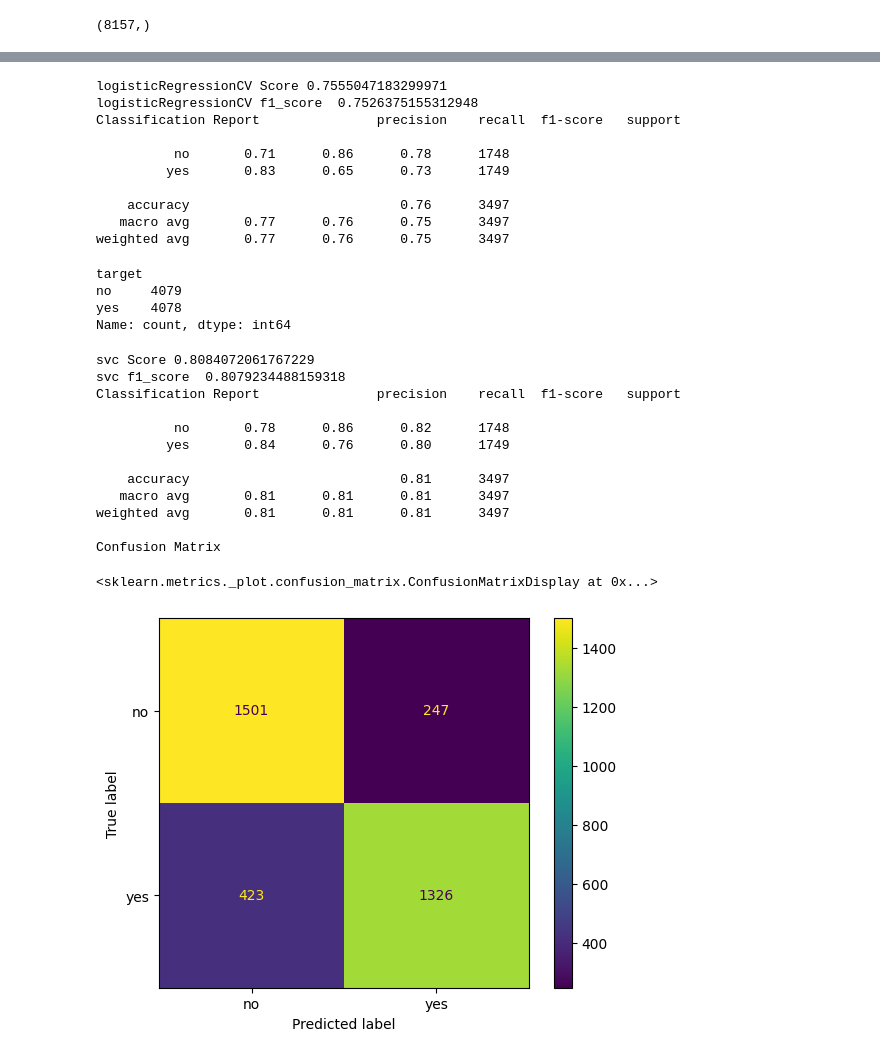
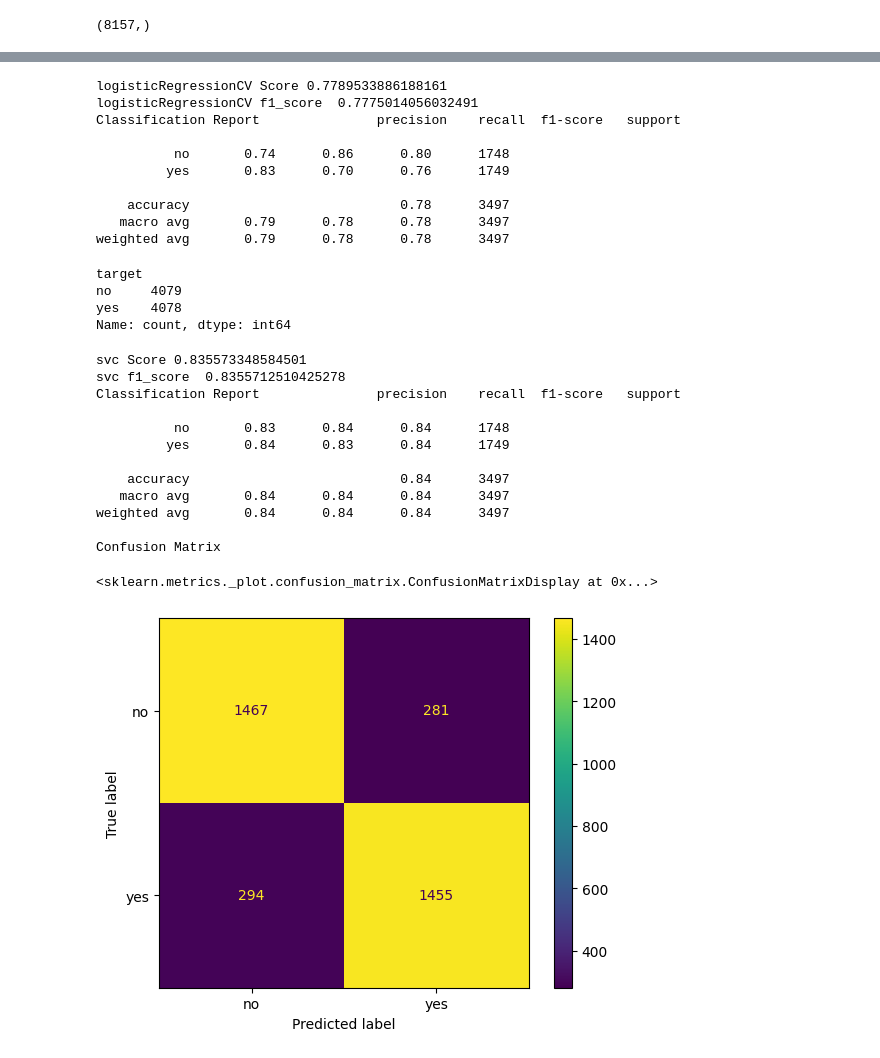
Before and after one commit to linisha04/Predict-the-Success-of-Bank-telemarketing, a Jupyter notebook: liniiiii.ipynb, the cells around one changed output, grey strips where cells are left out. Saved outputs shown, nothing was run; the diff lists cells and outputs as text; code cells hidden in the pictures.

```diff
--- a/liniiiii.ipynb
+++ b/liniiiii.ipynb
@@ -763,7 +829,7 @@ from sklearn.preprocessing import StandardScaler , OneHotEncoder  , LabelEncoder
 col_transformer=ColumnTransformer(transformers=[
 
     ('numerical_cols' , RobustScaler(),['age','balance','campaign','previous', 'duration']),
-    ('categorical_cols' , OneHotEncoder(handle_unknown='ignore',sparse_output=False),['job','marital','poutcome']),
+    ('categorical_cols' , OneHotEncoder(handle_unknown='ignore',sparse_output=False),['job','marital','poutcome','education','Age_Category' ,'day','month']),
     ('label_cols', OrdinalEncoder(),['education' , 'Age_Category'])
 
 
@@ -798,12 +864,12 @@ train.shape
 y=train['target']
 
 # duration
-train=train[['age','balance','campaign','previous','duration' ,'job','marital','poutcome' ,'education','previously_contacted' ,'default','housing','loan','contact' ,'Age_Category']]
+train=train[['age','balance','campaign','previous','duration' ,'job','marital','poutcome' ,'education','previously_contacted' ,'default','housing','loan','contact' ,'Age_Category','day','month']]
 
 
 
 # duration
-test=test[['age','balance','campaign','previous','duration' ,'job','marital','poutcome' ,'education','previously_contacted' ,'default','housing','loan','contact' ,'Age_Category']]
+test=test[['age','balance','campaign','previous','duration' ,'job','marital','poutcome' ,'education','previously_contacted' ,'default','housing','loan','contact' ,'Age_Category','day','month']]
 # %%
 print(y.value_counts())
 # %% [output]
@@ -837,8 +903,8 @@ test shape :  (10000, 15)
 # %%
-train=col_transformer.fit_transform(train)
-test=col_transformer.transform(test)
+# train=col_transformer.fit_transform(train)
+# test=col_transformer.transform(test)
 
 
-print('train shape : ', train.shape)
+# print('train shape : ', train.shape)
 
-print('test shape : ' ,test.shape)
+# print('test shape : ' ,test.shape)
@@ -893,9 +954,9 @@ from imblearn.pipeline import Pipeline
 
 from sklearn.metrics import classification_report , confusion_matrix , ConfusionMatrixDisplay
 
-logistic = LogisticRegressionCV(cv=5, random_state=1 ,solver='liblinear' , class_weight='balanced' , max_iter=1000 , penalty='l1' ,Cs=[0.0001, 0.001, 0.01, 0.1, 1, 10, 100] )
+logCV = LogisticRegressionCV(cv=5, random_state=1 ,solver='liblinear' , class_weight='balanced' , max_iter=1000 , penalty='l2' ,Cs=[0.0001, 0.001, 0.01, 0.1, 1, 10, 100] )
 
-# logistic=Pipeline(steps=[('col_transformer',col_transformer),('logisticRegressionCV',logisticRegressionCV)])
+logistic=Pipeline(steps=[('col_transformer',col_transformer),('logCV',logCV)])
 
 
 logistic.fit(xtrain, ytrain)
@@ -908,16 +969,16 @@ print(   'logisticRegressionCV f1_score '  ,     f1_score(ytest, ypredicted_logi
 
 print('Classification Report' ,classification_report(ytest ,ypredicted_logistic ) )
 # %% [output]
-logisticRegressionCV Score 0.7555047183299971
-logisticRegressionCV f1_score  0.7526375155312948
+logisticRegressionCV Score 0.7789533886188161
+logisticRegressionCV f1_score  0.7775014056032491
 Classification Report               precision    recall  f1-score   support
 
-          no       0.71      0.86      0.78      1748
-         yes       0.83      0.65      0.73      1749
+          no       0.74      0.86      0.80      1748
+         yes       0.83      0.70      0.76      1749
 
-    accuracy                           0.76      3497
-   macro avg       0.77      0.76      0.75      3497
-weighted avg       0.77      0.76      0.75      3497
+    accuracy                           0.78      3497
+   macro avg       0.79      0.78      0.78      3497
+weighted avg       0.79      0.78      0.78      3497
 # %%
 ytrain.value_counts()
 # %% [output]
@@ -974,37 +1035,39 @@ Name: count, dtype: int64
 # print(   'svc f1_score '  ,     f1_score(ytest_numeric, ypredicted_xbst  , average='weighted')    )
 # %%
 from sklearn.svm import SVC , LinearSVC
-# svc=Pipeline(steps=[('col_transformer',col_transformer),('svc',SVC(random_state=1 , class_weight='balanced' ))])
 
-svc=SVC(random_state=1 , class_weight='balanced' , C=10 )
+# svc=SVC(random_state=1 , class_weight='balanced' , C=10 )
+
+svc=Pipeline(steps=[('col_transformer',col_transformer),('svc',SVC(random_state=1 , class_weight='balanced' ,C=10))])
+
 svc.fit(xtrain, ytrain)
 
 ypredicted_svc=svc.predict(xtest)
 
 print(   'svc Score'   ,  svc.score(xtest,ytest)  )
 
 print(   'svc f1_score '  ,     f1_score(ytest, ypredicted_svc  , average='weighted')    )
 
 
 print('Classification Report' ,classification_report(ytest ,ypredicted_svc ) )
 
 print('Confusion Matrix')
 ConfusionMatrixDisplay.from_estimator(svc,xtest,ytest)
 # %% [output]
-svc Score 0.8084072061767229
-svc f1_score  0.8079234488159318
+svc Score 0.835573348584501
+svc f1_score  0.8355712510425278
 Classification Report               precision    recall  f1-score   support
 
-          no       0.78      0.86      0.82      1748
-         yes       0.84      0.76      0.80      1749
+          no       0.83      0.84      0.84      1748
+         yes       0.84      0.83      0.84      1749
 
-    accuracy                           0.81      3497
-   macro avg       0.81      0.81      0.81      3497
-weighted avg       0.81      0.81      0.81      3497
+    accuracy                           0.84      3497
+   macro avg       0.84      0.84      0.84      3497
+weighted avg       0.84      0.84      0.84      3497
 
 Confusion Matrix
 <sklearn.metrics._plot.confusion_matrix.ConfusionMatrixDisplay at 0x...>
-[figure, old version]
+[figure, new version]
 # %%
 # Calculate the number of components that explain 95% of the variance
 # pca = PCA(n_components=0.95)
```
Also changed, not shown: parts of 22 cells of this notebook.
